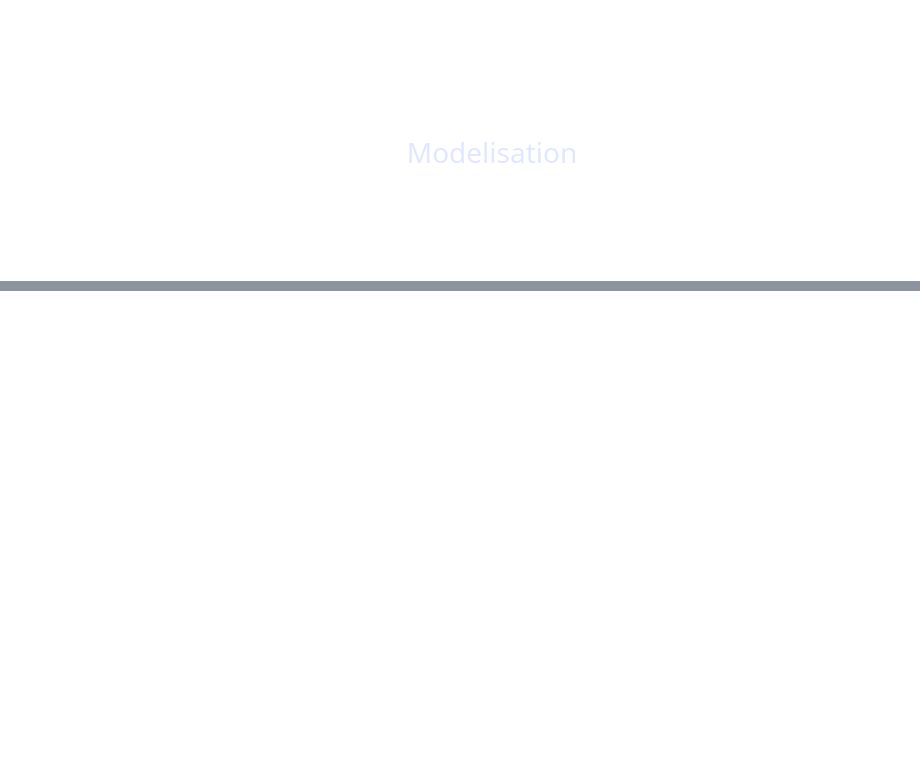
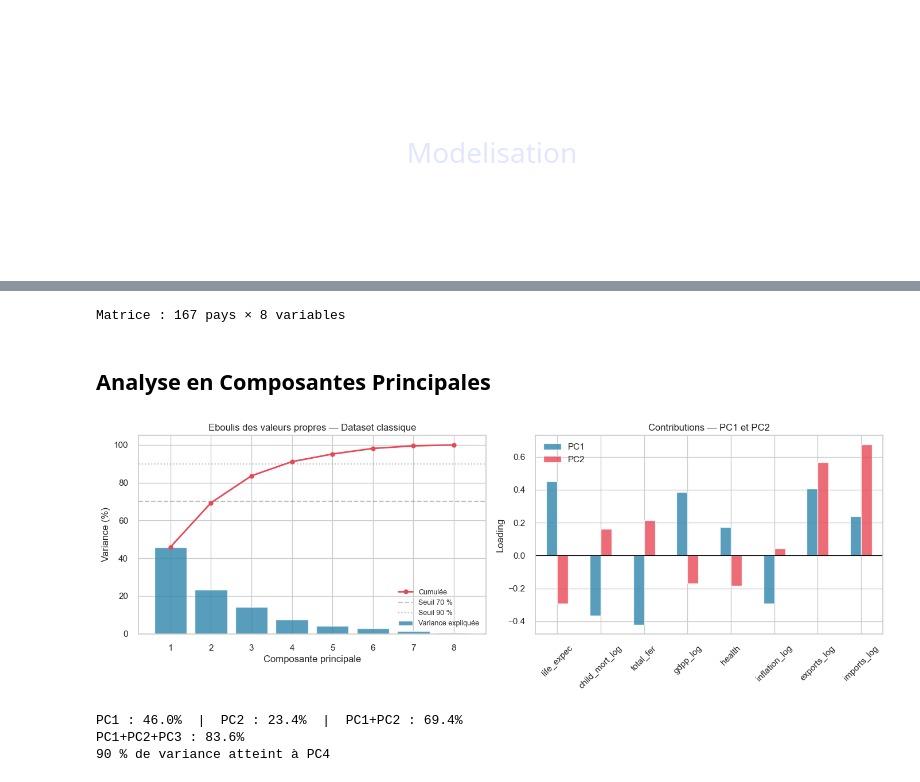
Before and after one commit to awa-d/ML2-project_clustering-countries, a Jupyter notebook: notebooks/P2_modeling.ipynb, the cells around one changed output, grey strips where cells are left out. Drawn from its saved outputs; the diff is of its cells as text; code cells hidden in the pictures; blank space fills up the shorter version.

```diff
--- a/notebooks/P2_modeling.ipynb
+++ b/notebooks/P2_modeling.ipynb
@@ -117,0 +59,15 @@ Sources configurées : ['sante_wdi', 'sante_who', 'social_poverty_mpi', 'social_
+# %%
+df_raw    = pd.read_csv(paths.DATA_DIR / 'final' / 'final_main_data.csv')
+df_enrich = pd.read_csv(paths.DATA_DIR / 'final' / 'final_enriched_data.csv')
+
+id_col_r   = 'country'
+num_cols_r = df_raw.select_dtypes(include=np.number).columns.tolist()
+
+id_cols_e  = ['country', 'iso_code']
+num_cols_e = [c for c in df_enrich.columns if c not in id_cols_e]
+
+print('Dataset classique  :', df_raw.shape)
+print('Variables          :', num_cols_r)
+print()
+print('Dataset enrichi    :', df_enrich.shape)
+print('Variables          :', num_cols_e)
@@ -117,0 +106,44 @@ Sources configurées : ['sante_wdi', 'sante_who', 'social_poverty_mpi', 'social_
+# %%
+scaler_r = RobustScaler()
+X_raw    = scaler_r.fit_transform(df_raw[num_cols_r])
+print(f'Matrice : {X_raw.shape[0]} pays × {X_raw.shape[1]} variables')
+# %% [output]
+Matrice : 167 pays × 8 variables
+# %% [markdown]
+## Analyse en Composantes Principales
+# %%
+pca_r = PCA(random_state=SEED)
+pca_r.fit(X_raw)
+
+var_exp = pca_r.explained_variance_ratio_
+cum_var = np.cumsum(var_exp)
+
+fig, axes = plt.subplots(1, 2, figsize=(14, 5))
+
+axes[0].bar(range(1, len(var_exp)+1), var_exp * 100, color='#2E86AB', alpha=0.8, label='Variance expliquée')
+axes[0].plot(range(1, len(cum_var)+1), cum_var * 100, 'o-', color='#E84855', linewidth=2, label='Cumulée')
+axes[0].axhline(70, color='gray', linestyle='--', alpha=0.5, label='Seuil 70 %')
+axes[0].axhline(90, color='gray', linestyle=':', alpha=0.5, label='Seuil 90 %')
+axes[0].set_xlabel('Composante principale')
+axes[0].set_ylabel('Variance (%)')
+axes[0].set_title('Eboulis des valeurs propres — Dataset classique')
+axes[0].legend(fontsize=9)
+
+loadings = pd.DataFrame(pca_r.components_[:2].T, index=num_cols_r, columns=['PC1','PC2'])
+loadings.plot(kind='bar', ax=axes[1], color=['#2E86AB','#E84855'], alpha=0.8)
+axes[1].axhline(0, color='black', linewidth=0.8)
+axes[1].set_title('Contributions — PC1 et PC2')
+axes[1].set_ylabel('Loading')
+axes[1].tick_params(axis='x', rotation=45)
+
+plt.tight_layout()
+plt.show()
+
+print(f'PC1 : {var_exp[0]*100:.1f}%  |  PC2 : {var_exp[1]*100:.1f}%  |  PC1+PC2 : {cum_var[1]*100:.1f}%')
+print(f'PC1+PC2+PC3 : {cum_var[2]*100:.1f}%')
+print(f'90 % de variance atteint à PC{(cum_var>=0.90).argmax()+1}')
+# %% [output]
+[figure, added]
+PC1 : 46.0%  |  PC2 : 23.4%  |  PC1+PC2 : 69.4%
+PC1+PC2+PC3 : 83.6%
+90 % de variance atteint à PC4
```
Also changed, not shown: parts of 94 cells of this notebook.
